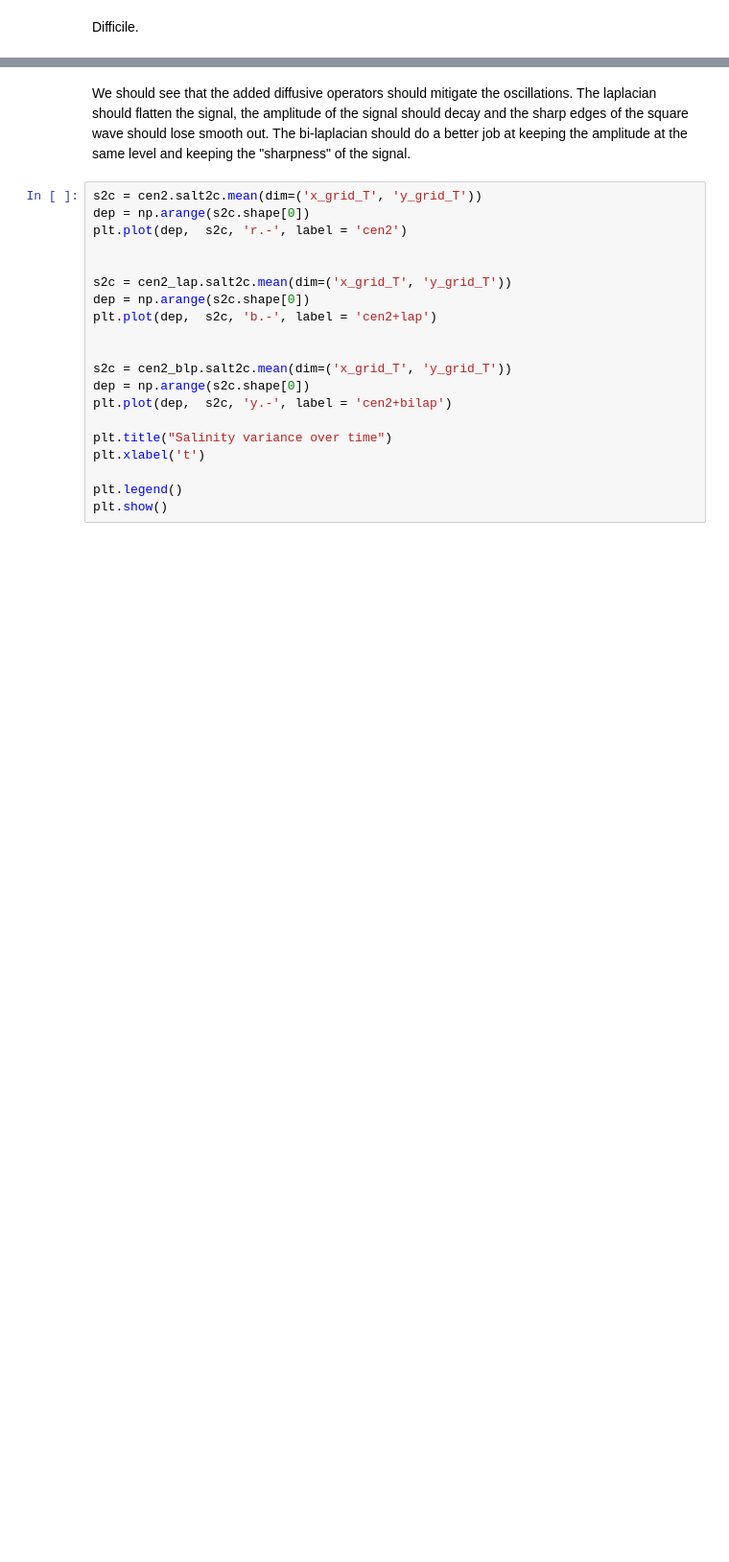
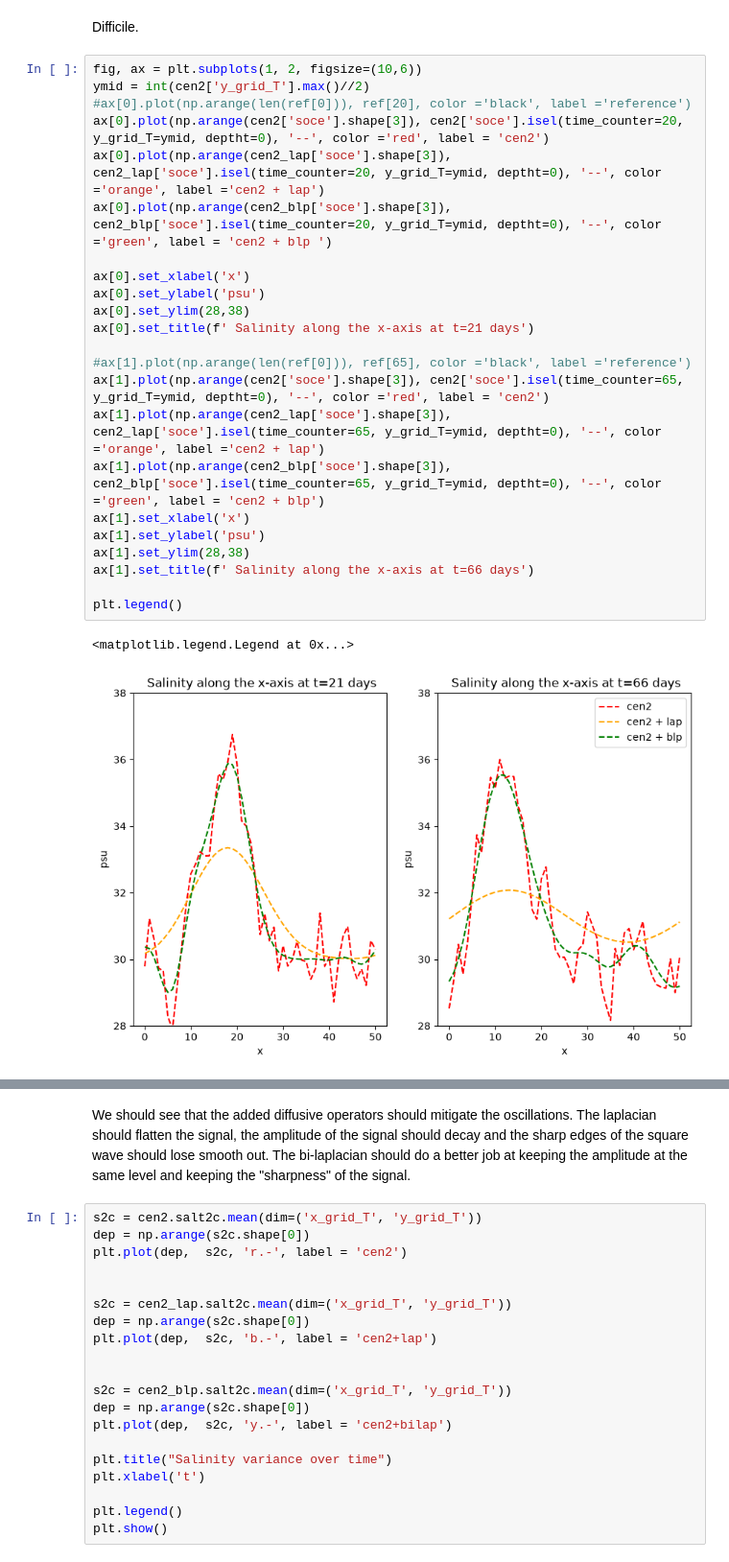
Before and after one commit to justinebuisson606/NEMO_Demonstrators, a Jupyter notebook: Demonstrator 3.ipynb, the cells around one changed output, grey strips where cells are left out. Shown at 96% size. Drawn from its saved outputs; the diff is of its cells as text; blank space fills up the shorter version.

```diff
--- a/Demonstrator 3.ipynb
+++ b/Demonstrator 3.ipynb
@@ -290,5 +243,31 @@ show_t (t_list=[0,25], param='soce', title='CEN2+BLP Salinity', file='CANAL_salt
 # %% [markdown]
 Difficile.
+# %%
+fig, ax = plt.subplots(1, 2, figsize=(10,6))
+ymid = int(cen2['y_grid_T'].max()//2)
+#ax[0].plot(np.arange(len(ref[0])), ref[20], color ='black', label ='reference')
+ax[0].plot(np.arange(cen2['soce'].shape[3]), cen2['soce'].isel(time_counter=20, y_grid_T=ymid, deptht=0), '--', color ='red', label = 'cen2')
+ax[0].plot(np.arange(cen2_lap['soce'].shape[3]), cen2_lap['soce'].isel(time_counter=20, y_grid_T=ymid, deptht=0), '--', color ='orange', label ='cen2 + lap')
+ax[0].plot(np.arange(cen2_blp['soce'].shape[3]), cen2_blp['soce'].isel(time_counter=20, y_grid_T=ymid, deptht=0), '--', color ='green', label = 'cen2 + blp ')
+
+ax[0].set_xlabel('x')
+ax[0].set_ylabel('psu')
+ax[0].set_ylim(28,38)
+ax[0].set_title(f' Salinity along the x-axis at t=21 days')
+
+#ax[1].plot(np.arange(len(ref[0])), ref[65], color ='black', label ='reference')
+ax[1].plot(np.arange(cen2['soce'].shape[3]), cen2['soce'].isel(time_counter=65, y_grid_T=ymid, deptht=0), '--', color ='red', label = 'cen2')
+ax[1].plot(np.arange(cen2_lap['soce'].shape[3]), cen2_lap['soce'].isel(time_counter=65, y_grid_T=ymid, deptht=0), '--', color ='orange', label ='cen2 + lap')
+ax[1].plot(np.arange(cen2_blp['soce'].shape[3]), cen2_blp['soce'].isel(time_counter=65, y_grid_T=ymid, deptht=0), '--', color ='green', label = 'cen2 + blp')
+ax[1].set_xlabel('x')
+ax[1].set_ylabel('psu')
+ax[1].set_ylim(28,38)
+ax[1].set_title(f' Salinity along the x-axis at t=66 days')
+
+plt.legend()
+# %% [output]
+<matplotlib.legend.Legend at 0x...>
+[figure, added]
 # %%
 ymid, xmid = int(cen2['y_grid_T'].max()//2), int(cen2['x_grid_T'].max()//2)
 
```
Also changed, not shown: parts of 4 cells of this notebook.
